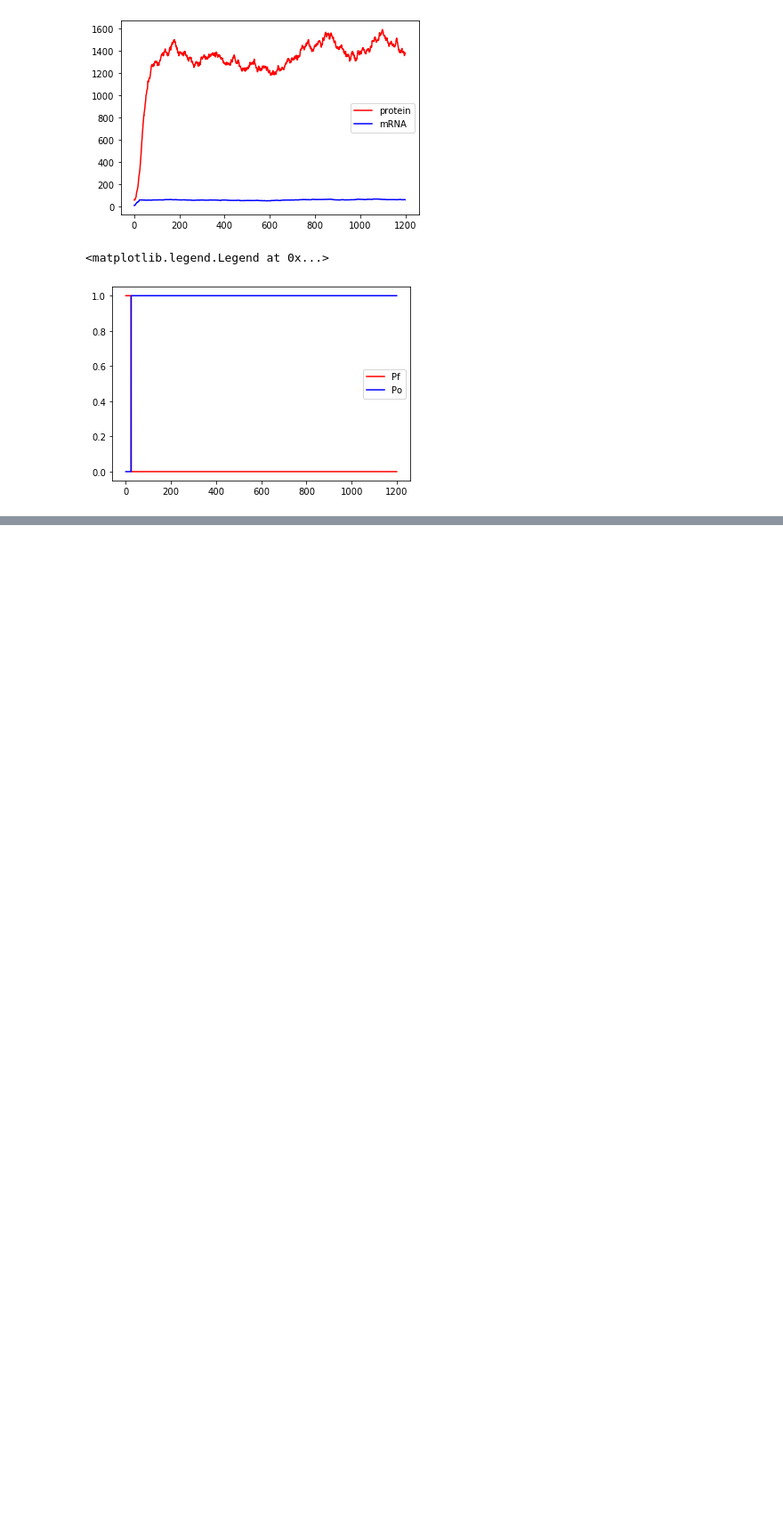
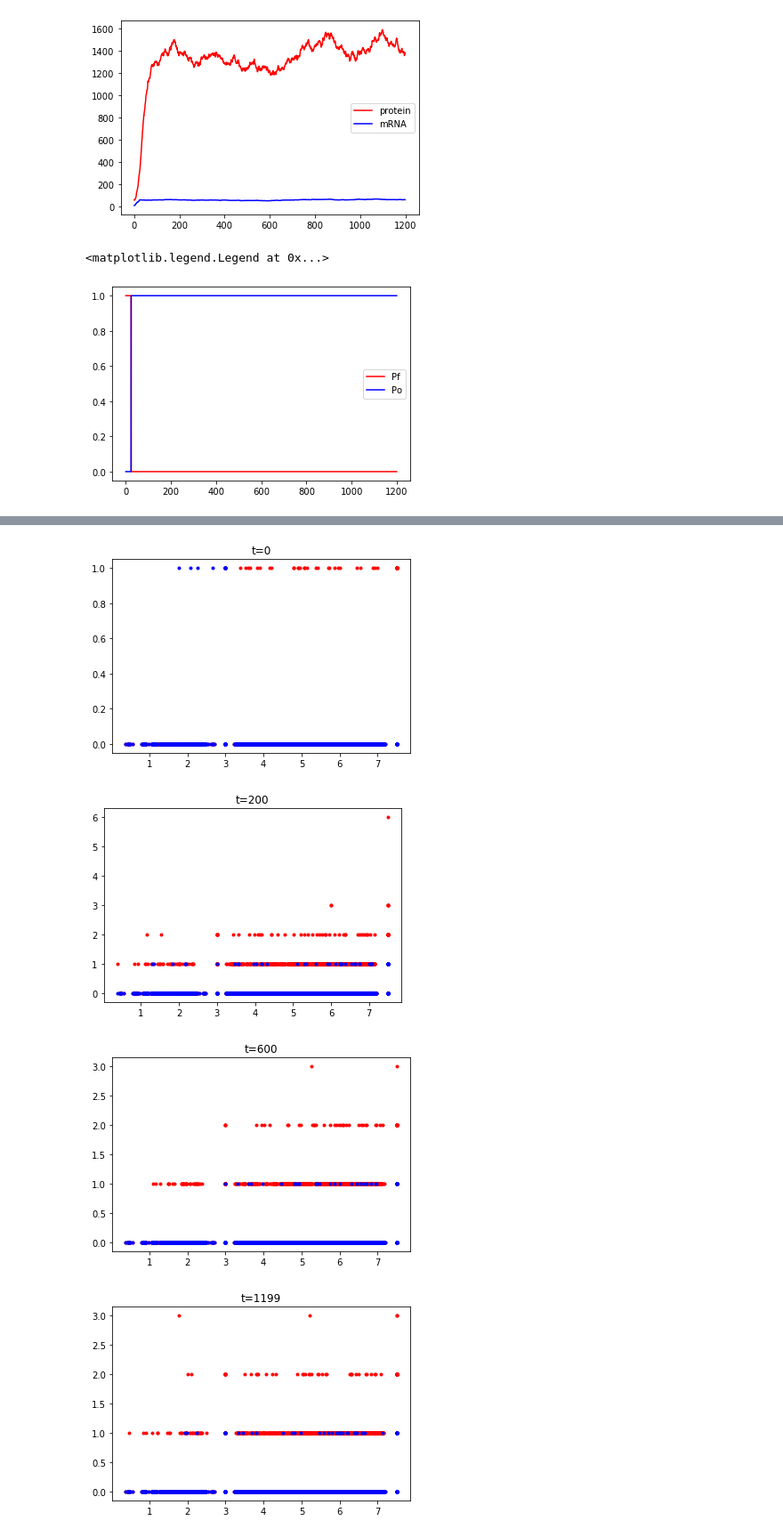
Before and after one commit to StochSS/SpatialPy, a Jupyter notebook: examples/hes1/hes1.ipynb, the cells around one changed output, grey strips where cells are left out. Shown at 89% size. Drawn from its saved outputs; the diff is of its cells as text; code cells hidden in the pictures; blank space fills up the shorter version.

```diff
--- a/examples/hes1/hes1.ipynb
+++ b/examples/hes1/hes1.ipynb
@@ -133,0 +159,11 @@ plt.legend(loc="best")
+# %%
+for t in [0,200,600,1199]:
+    plt.figure()
+    plt.plot(r_vals,protein[t,:],'.r',label="Protein")
+    plt.plot(r_vals,mRNA[t,:],'.b',label="mRNA")
+    plt.title(f"t={t}")
+# %% [output]
+[figure, added]
+[figure, added]
+[figure, added]
+[figure, added]
```
Also changed, not shown: parts of 6 cells of this notebook.
